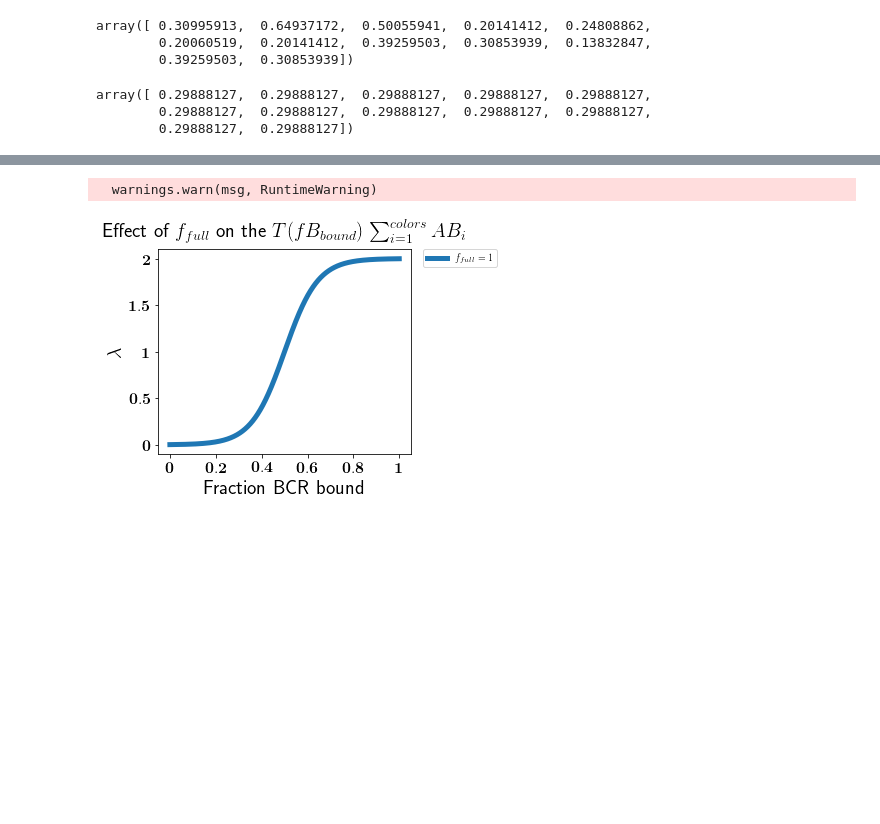
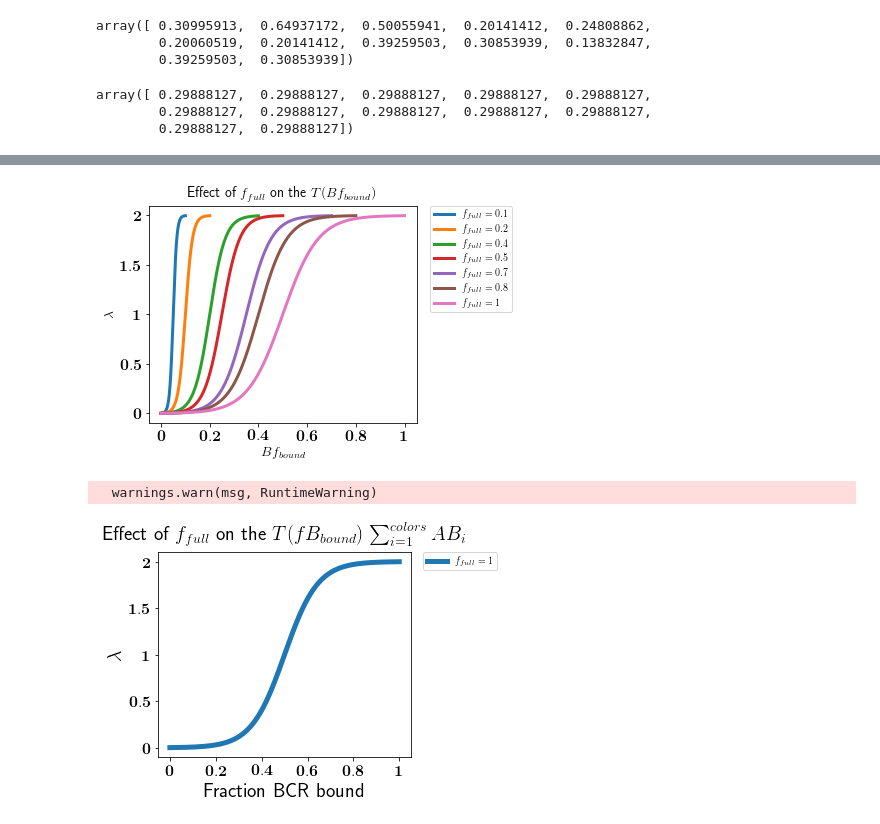
Before and after one commit to matsengrp/gctree, a Jupyter notebook: notebooks/affinity_solver.ipynb, the cells around one changed output, grey strips where cells are left out. Saved outputs shown, nothing was run; the diff lists cells and outputs as text; code cells hidden in the pictures; blank space fills up the shorter version.

```diff
--- a/notebooks/affinity_solver.ipynb
+++ b/notebooks/affinity_solver.ipynb
@@ -184,0 +202,37 @@ The U parameter is large and therefore the epsilon parameter has to be adjusted
+# %%
+import matplotlib.pyplot as plt
+from matplotlib import rc
+rc('text', usetex=True)
+fig = plt.figure()
+ax = plt.subplot(111)
+
+U = 2
+f_full_l = [0.1, 0.2, 0.4, 0.5, 0.7, 0.8, 1]
+#f_full_l = [1]
+for f_full in f_full_l:
+    p = find_Lp(f_full, U)
+    t = np.arange(0, f_full, 0.0001)
+    s = T_BA(t, p)
+    ax.plot(t, s, lw=3, label=r'$f_{{full}} = {}$'.format(f_full))
+    plt.legend(bbox_to_anchor=(1.05, 1), loc=2, borderaxespad=0)
+
+# Shrink current axis by 20%
+box = ax.get_position()
+ax.set_position([box.x0, box.y0, box.width * 0.8, box.height])
+
+plt.tick_params(axis='both', which='both', labelsize=16)
+
+tick_locs = [0, 0.2, 0.4, 0.6, 0.8, 1]
+plt.xticks(tick_locs, [r"$\mathbf{%s}$" % x for x in tick_locs])
+
+tick_locs = [0, 0.5, 1, 1.5, 2]
+plt.yticks(tick_locs, [r"$\mathbf{%s}$" % x for x in tick_locs])
+
+
+
+plt.ylabel(r'$\lambda$', fontsize=14)
+plt.xlabel(r'$Bf_{bound}$', fontsize=14)
+plt.title(r'Effect of $f_{full}$ on the $T(Bf_{bound})$', fontsize=14)
+fig.savefig('T_Bfbound_f_full.pdf')
+plt.show()
+# %% [output]
@@ -185 +240,2 @@ The U parameter is large and therefore the epsilon parameter has to be adjusted
+[figure, added]
 # %%
```
Also changed, not shown: parts of 4 cells of this notebook.
